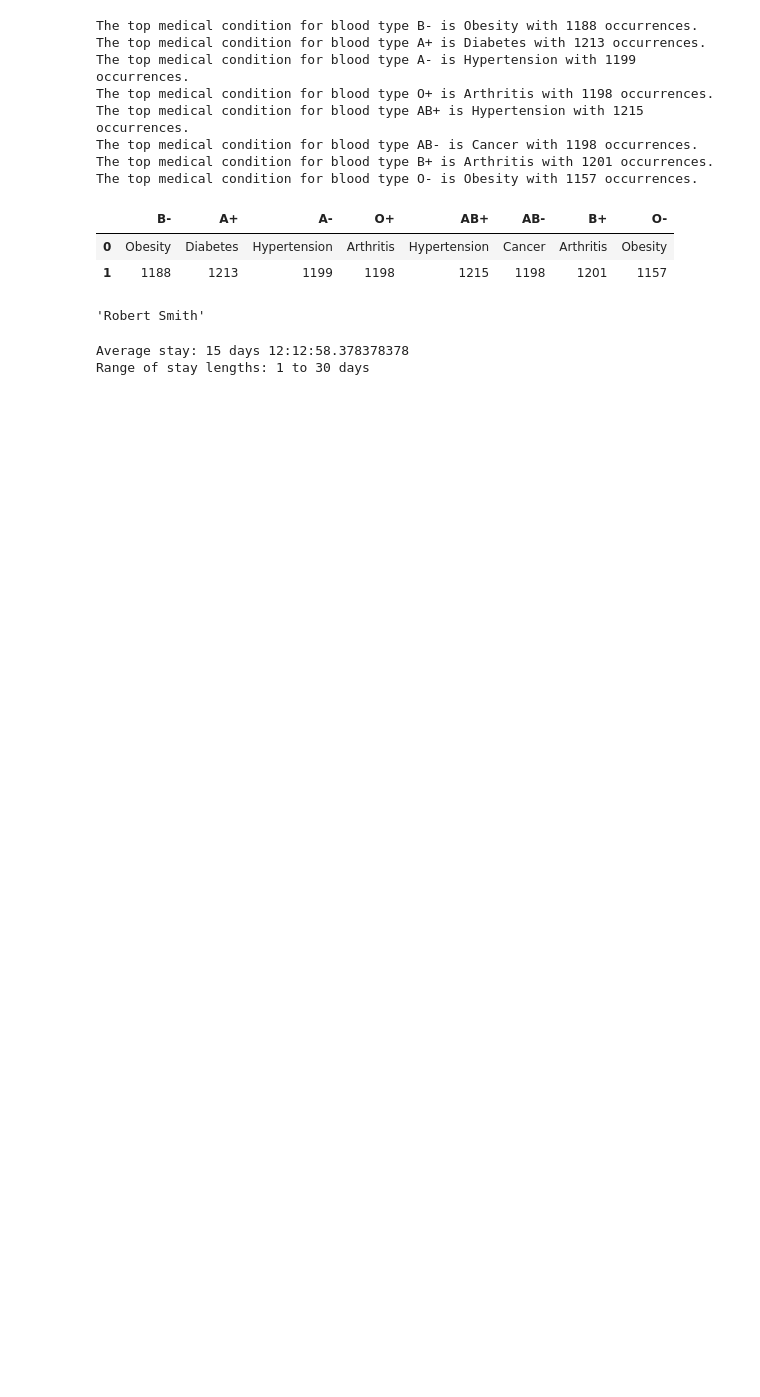
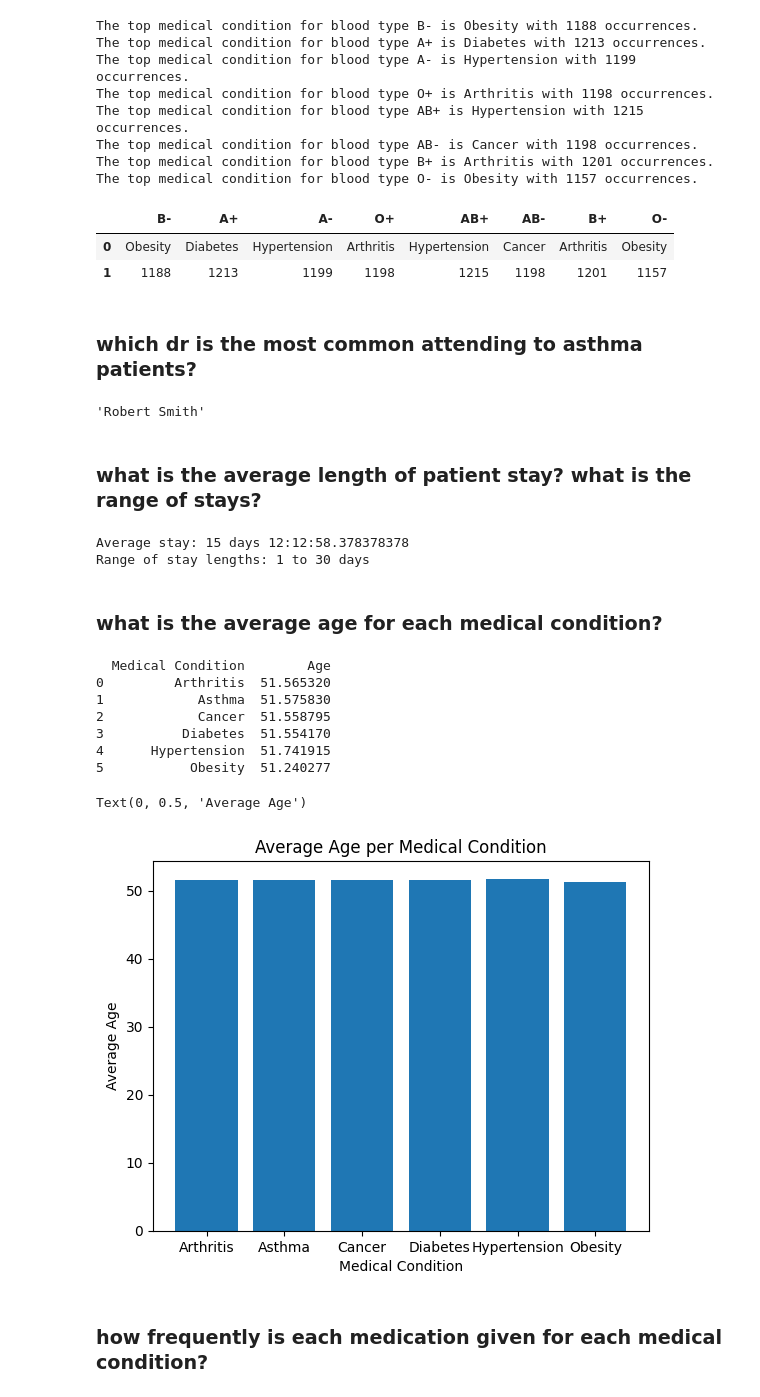
Before and after one commit to txx99/Misc-Projects, a Jupyter notebook: Healthcare_Dataset_Analysis/Script/main.ipynb, the cells around one changed output. Saved outputs shown, nothing was run; the diff lists cells and outputs as text; code cells hidden in the pictures; blank space fills up the shorter version.

Commit message:
explore data, group and plot data to answer specific questions, update READMEs

```diff
--- a/Healthcare_Dataset_Analysis/Script/main.ipynb
+++ b/Healthcare_Dataset_Analysis/Script/main.ipynb
@@ -140,5 +180,7 @@ The top medical condition for blood type O- is Obesity with 1157 occurrences.
 |  | B- | A+ | A- | O+ | AB+ | AB- | B+ | O- |
 | 0 | Obesity | Diabetes | Hypertension | Arthritis | Hypertension | Cancer | Arthritis | Obesity |
 | 1 | 1188 | 1213 | 1199 | 1198 | 1215 | 1198 | 1201 | 1157 |
+# %% [markdown]
+### which dr is the most common attending to asthma patients?
 # %%
 # which dr is the most common attending to asthma patients?
@@ -146,5 +189,7 @@ df_asth = df[df["Medical Condition"]== "Asthma"]
 df_asth.describe(include="object")["Doctor"].top
 # %% [output]
 'Robert Smith'
+# %% [markdown]
+### what is the average length of patient stay? what is the range of stays?
 # %%
 # what is the average length of patient stay? what is the range of stays?
@@ -154,3 +200,28 @@ print(f"Range of stay lengths: {df["Stay"].min().days} to {df["Stay"].max().days
 # %% [output]
 Average stay: 15 days 12:12:58.378378378
 Range of stay lengths: 1 to 30 days
+# %% [markdown]
+### what is the average age for each medical condition?
+# %%
+# what is the average age for each medical condition?
+
+# .groupby("grouping_col")["indexing_col"]
+age_by_condition = df.groupby('Medical Condition')['Age'].mean().reset_index()
+print(age_by_condition)
+# plot
+plt.bar(age_by_condition['Medical Condition'], age_by_condition['Age'])
+plt.title("Average Age per Medical Condition")
+plt.xlabel("Medical Condition")
+plt.ylabel("Average Age")
+# %% [output]
+  Medical Condition        Age
+0         Arthritis  51.565320
+1            Asthma  51.575830
+2            Cancer  51.558795
+3          Diabetes  51.554170
+4      Hypertension  51.741915
+5           Obesity  51.240277
+Text(0, 0.5, 'Average Age')
+[figure, added]
+# %% [markdown]
+### how frequently is each medication given for each medical condition?
```
Also changed, not shown: parts of 15 cells of this notebook, 3 other files.
